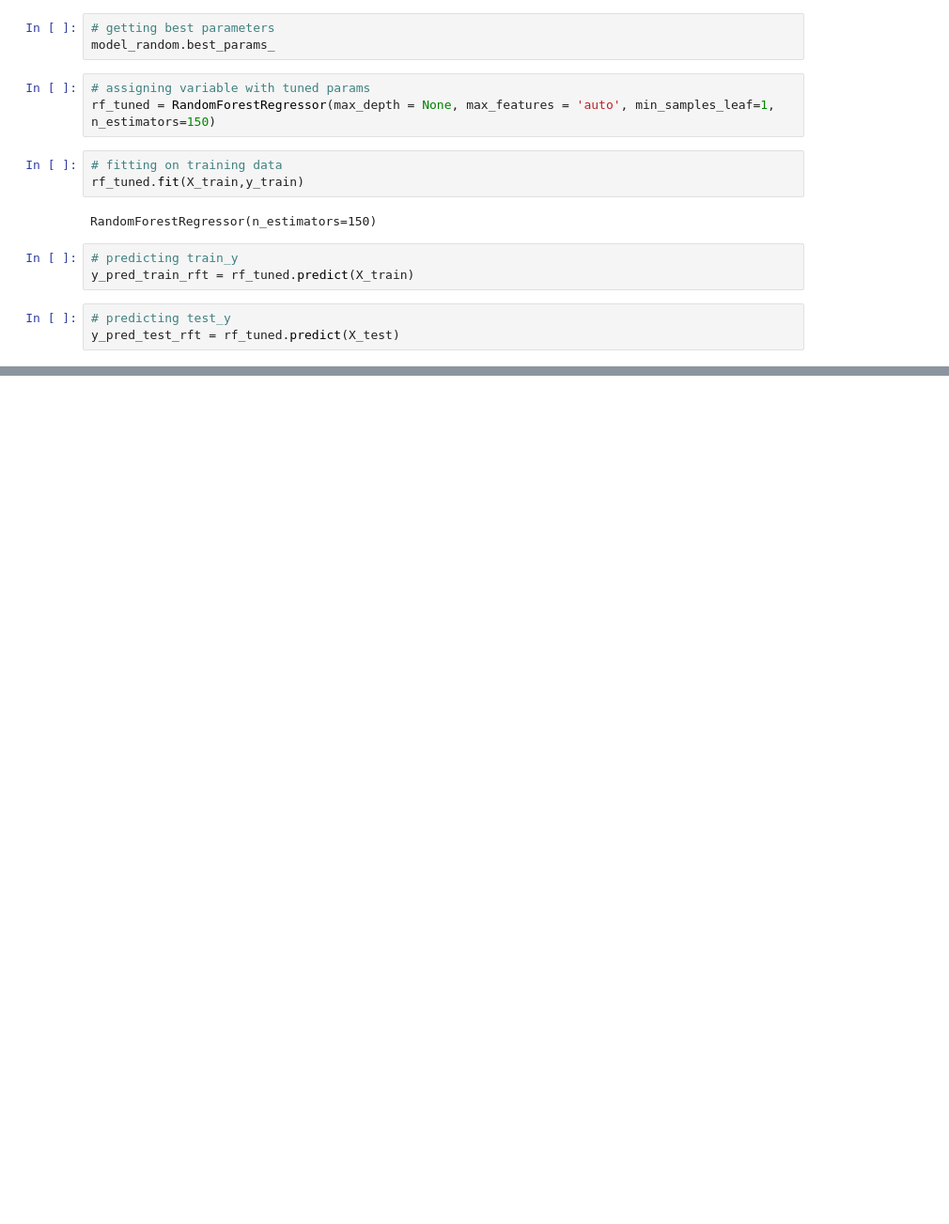
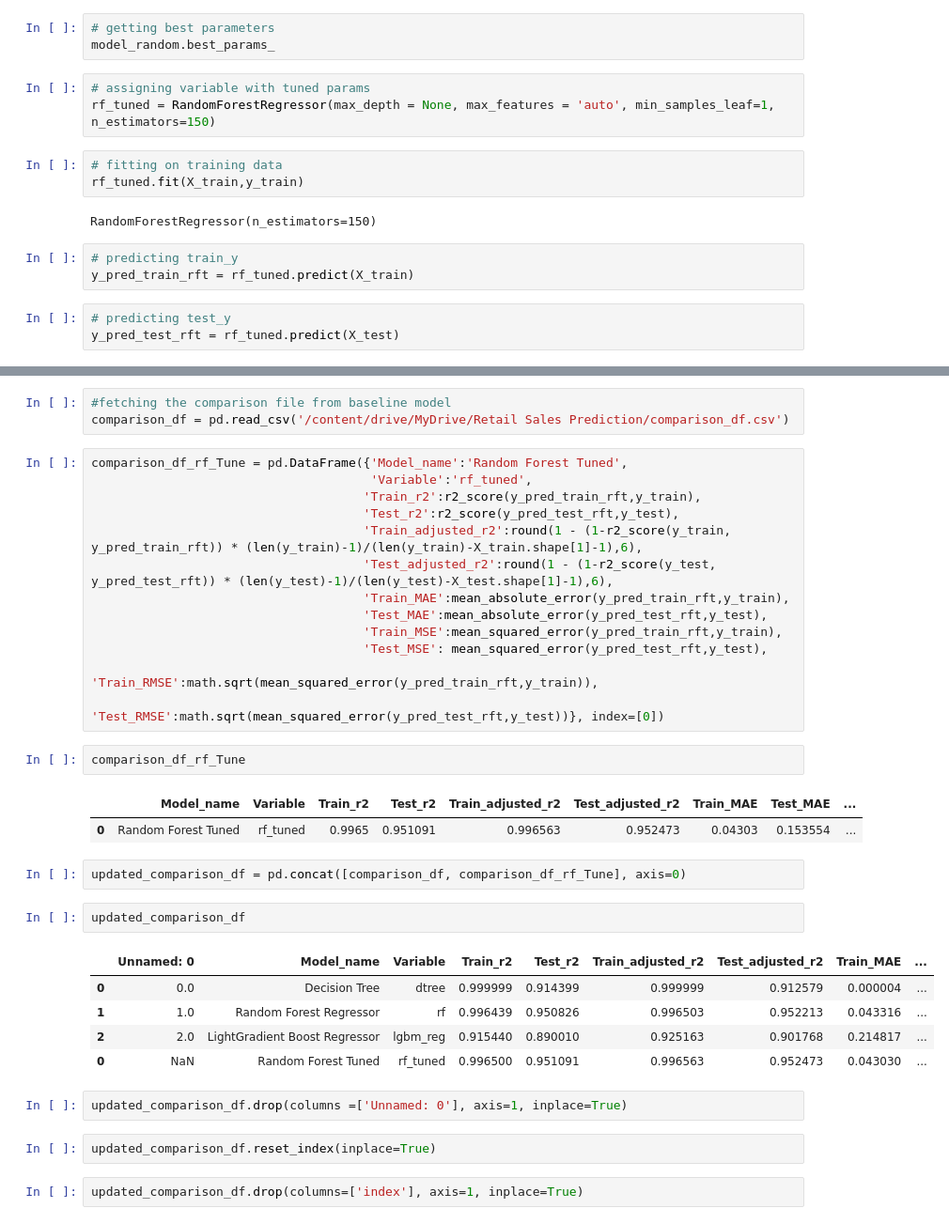
Before and after one commit to santoshmahanti/Rossmann-Sales-Prediction, a Jupyter notebook: Random_Forest_Hyperparameter_Tuning_Notebook_3.ipynb, the cells around one changed output, grey strips where cells are left out. Shown: that part at 94% size. Drawn from its saved outputs; the diff is of its cells as text; blank space fills up the shorter version.

```diff
--- a/Random_Forest_Hyperparameter_Tuning_Notebook_3.ipynb
+++ b/Random_Forest_Hyperparameter_Tuning_Notebook_3.ipynb
@@ -207,0 +209,37 @@ root Mean Squared Error for testing data is 0.2114633113938232
+# %%
+#fetching the comparison file from baseline model
+comparison_df = pd.read_csv('/content/drive/MyDrive/Retail Sales Prediction/comparison_df.csv')
+# %%
+comparison_df_rf_Tune = pd.DataFrame({'Model_name':'Random Forest Tuned',
+                                      'Variable':'rf_tuned',
+                                     'Train_r2':r2_score(y_pred_train_rft,y_train),
+                                     'Test_r2':r2_score(y_pred_test_rft,y_test),
+                                     'Train_adjusted_r2':round(1 - (1-r2_score(y_train, y_pred_train_rft)) * (len(y_train)-1)/(len(y_train)-X_train.shape[1]-1),6),
+                                     'Test_adjusted_r2':round(1 - (1-r2_score(y_test, y_pred_test_rft)) * (len(y_test)-1)/(len(y_test)-X_test.shape[1]-1),6),
+                                     'Train_MAE':mean_absolute_error(y_pred_train_rft,y_train),
+                                     'Test_MAE':mean_absolute_error(y_pred_test_rft,y_test),
+                                     'Train_MSE':mean_squared_error(y_pred_train_rft,y_train),
+                                     'Test_MSE': mean_squared_error(y_pred_test_rft,y_test),
+                                     	'Train_RMSE':math.sqrt(mean_squared_error(y_pred_train_rft,y_train)),
+                                      'Test_RMSE':math.sqrt(mean_squared_error(y_pred_test_rft,y_test))}, index=[0])
+# %%
+comparison_df_rf_Tune
+# %% [output]
+|  | Model_name | Variable | Train_r2 | Test_r2 | Train_adjusted_r2 | Test_adjusted_r2 | Train_MAE | Test_MAE | ... |
+| 0 | Random Forest Tuned | rf_tuned | 0.9965 | 0.951091 | 0.996563 | 0.952473 | 0.04303 | 0.153554 | ... |
+# %%
+updated_comparison_df = pd.concat([comparison_df, comparison_df_rf_Tune], axis=0)
+# %%
+updated_comparison_df
+# %% [output]
+|  | Unnamed: 0 | Model_name | Variable | Train_r2 | Test_r2 | Train_adjusted_r2 | Test_adjusted_r2 | Train_MAE | ... |
+| 0 | 0.0 | Decision Tree | dtree | 0.999999 | 0.914399 | 0.999999 | 0.912579 | 0.000004 | ... |
+| 1 | 1.0 | Random Forest Regressor | rf | 0.996439 | 0.950826 | 0.996503 | 0.952213 | 0.043316 | ... |
+| 2 | 2.0 | LightGradient Boost Regressor | lgbm_reg | 0.915440 | 0.890010 | 0.925163 | 0.901768 | 0.214817 | ... |
+| 0 | NaN | Random Forest Tuned | rf_tuned | 0.996500 | 0.951091 | 0.996563 | 0.952473 | 0.043030 | ... |
+# %%
+updated_comparison_df.drop(columns =['Unnamed: 0'], axis=1, inplace=True)
+# %%
+updated_comparison_df.reset_index(inplace=True)
+# %%
+updated_comparison_df.drop(columns=['index'], axis=1, inplace=True)
```
Also changed, not shown: parts of 16 cells of this notebook.
